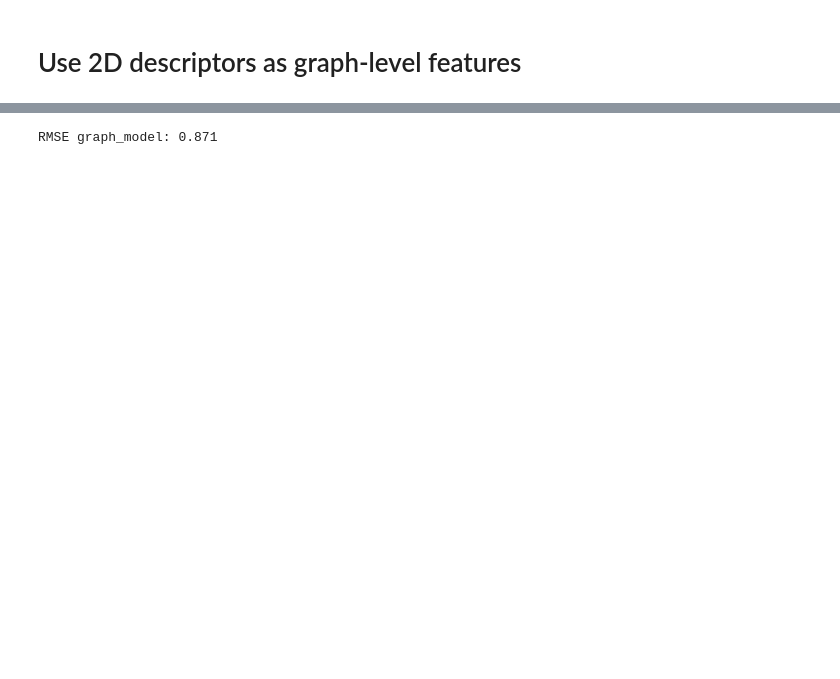
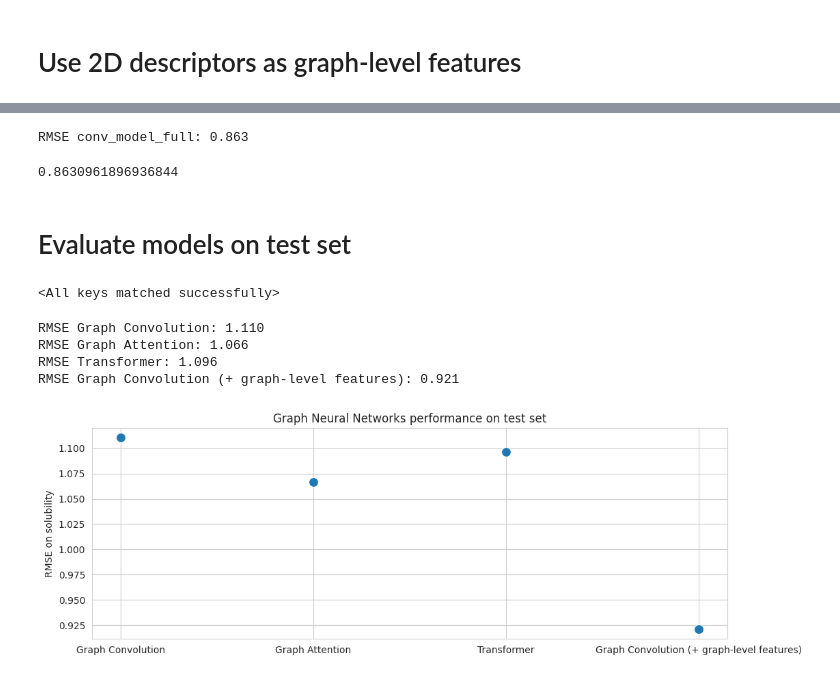
Before and after one commit to ManuelGehl/molecule_solubility, a Jupyter notebook: scripts/graph_models.ipynb, the cells around one changed output, grey strips where cells are left out. Saved outputs shown, nothing was run; the diff lists cells and outputs as text; code cells hidden in the pictures; blank space fills up the shorter version.

```diff
--- a/scripts/graph_models.ipynb
+++ b/scripts/graph_models.ipynb
@@ -455,7 +455,7 @@ def train_loop(model: torch.nn.Module, name: str) -> None:
         if epoch % 10 == 0:
             print(f"Epoch {epoch} | Train Loss {train_loss:.4f} | Validation Loss {val_loss:.4f}")
 # %%
-def evaluate_model(model: torch.nn.Module, dataloader: torch.utils.data.DataLoader, name:str = "") -> None:
+def evaluate_model(model: torch.nn.Module, dataloader: torch.utils.data.DataLoader, labels, name:str = "") -> float:
     """
     Evaluate a given model on a dataset and calculate the Root Mean Squared Error (RMSE).
 
@@ -487,8 +487,10 @@ def evaluate_model(model: torch.nn.Module, dataloader: torch.utils.data.DataLoad
     all_predictions = all_predictions.view(-1)
 
     # Calculate RMSE on test set
-    rmse_score = root_mean_squared_error(y_pred=all_predictions, y_true=y_val.values)
+    rmse_score = root_mean_squared_error(y_pred=all_predictions, y_true=labels.values)
     print(f"RMSE {name}: {rmse_score:.3f}")
+
+    return rmse_score
 # %% [markdown]
 # Build and train graph convolutional network
 # %%
@@ -812,8 +840,50 @@ Best val_los: 0.760
 # %%
 # Load best model
-graph_model = GCN()
-graph_model.load_state_dict(torch.load(Path("../models/graph_model.pth")))
+conv_model_full = GCN_full()
+conv_model_full.load_state_dict(torch.load(Path("../models/conv_model_full.pth")))
 # Evaluate model
-evaluate_model(model=graph_model, dataloader=val_loader, name="graph_model")
+evaluate_model(model=conv_model_full, dataloader=val_loader, name="conv_model_full", labels=y_val)
 # %% [output]
-RMSE graph_model: 0.871
+RMSE conv_model_full: 0.863
+0.8630961896936844
+# %% [markdown]
+# Evaluate models on test set
+# %%
+# Load models
+conv_model = GCN()
+conv_model.load_state_dict(torch.load(Path("../models/conv_model.pth")))
+attention_model = GAT()
+attention_model.load_state_dict(torch.load(Path("../models/attention_model.pth")))
+transformer = Transformer()
+transformer.load_state_dict(torch.load(Path("../models/transformer.pth")))
+conv_model_full = GCN_full()
+conv_model_full.load_state_dict(torch.load(Path("../models/conv_model_full.pth")))
+# %% [output]
+<All keys matched successfully>
+# %%
+# Compare performances of graph-based models on test set
+graph_models = {
+    "Graph Convolution": conv_model,
+    "Graph Attention": attention_model,
+    "Transformer": transformer,
+    "Graph Convolution (+ graph-level features)": conv_model_full,
+}
+
+model_results = {}
+for model_name, model in graph_models.items():
+    rmse_score = evaluate_model(model=model, dataloader=test_loader, labels=y_test, name=model_name)
+    model_results[model_name] = rmse_score
+
+# Plot results
+sns.set_style("whitegrid")
+plt.figure(figsize=(12,4))
+sns.scatterplot(data=model_results, s=100)
+plt.ylabel("RMSE on solubility")
+plt.title("Graph Neural Networks performance on test set")
+plt.show()
+# %% [output]
+RMSE Graph Convolution: 1.110
+RMSE Graph Attention: 1.066
+RMSE Transformer: 1.096
+RMSE Graph Convolution (+ graph-level features): 0.921
+[figure, added]
```
Also changed, not shown: parts of 15 cells of this notebook, 8 other files.
